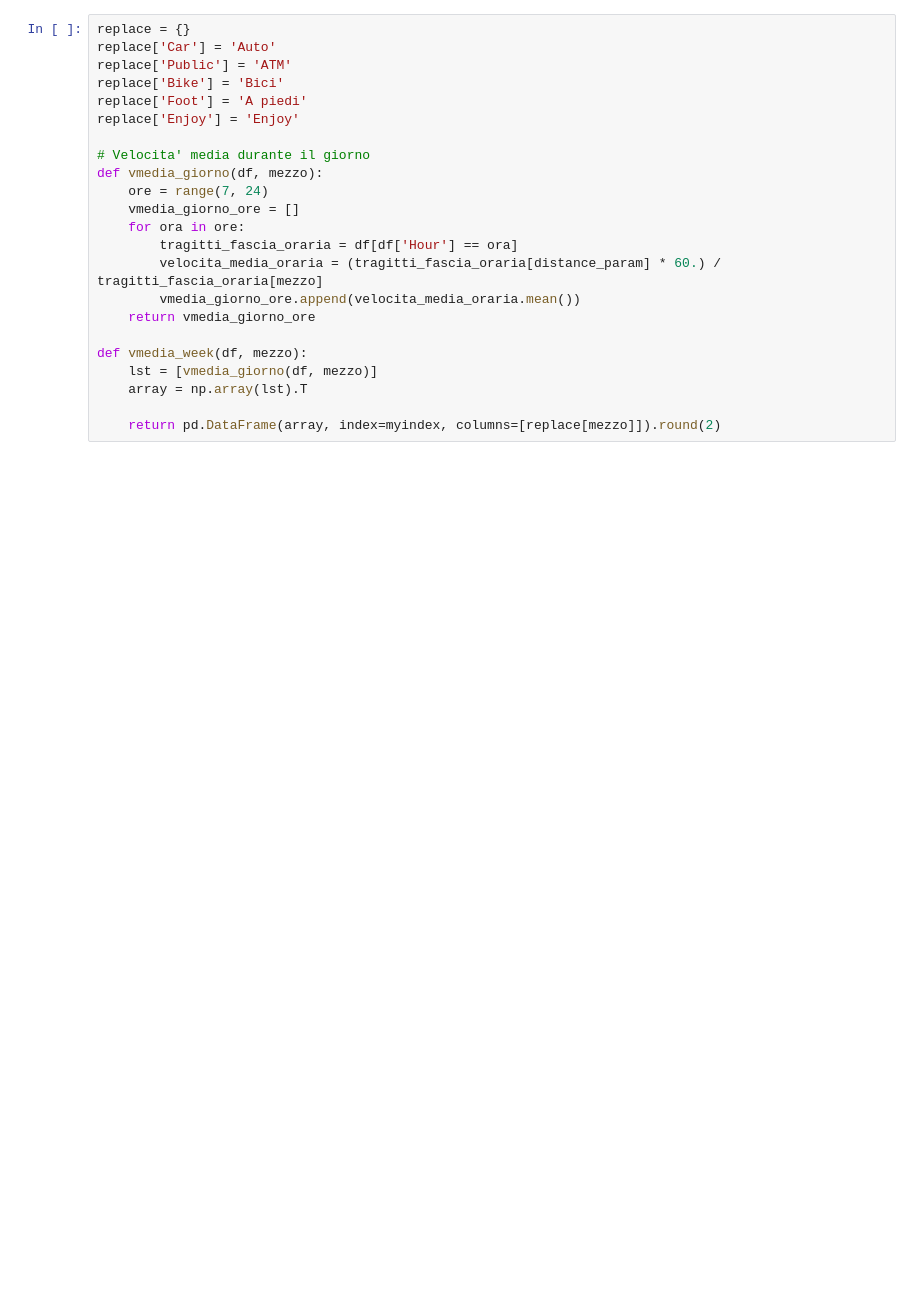
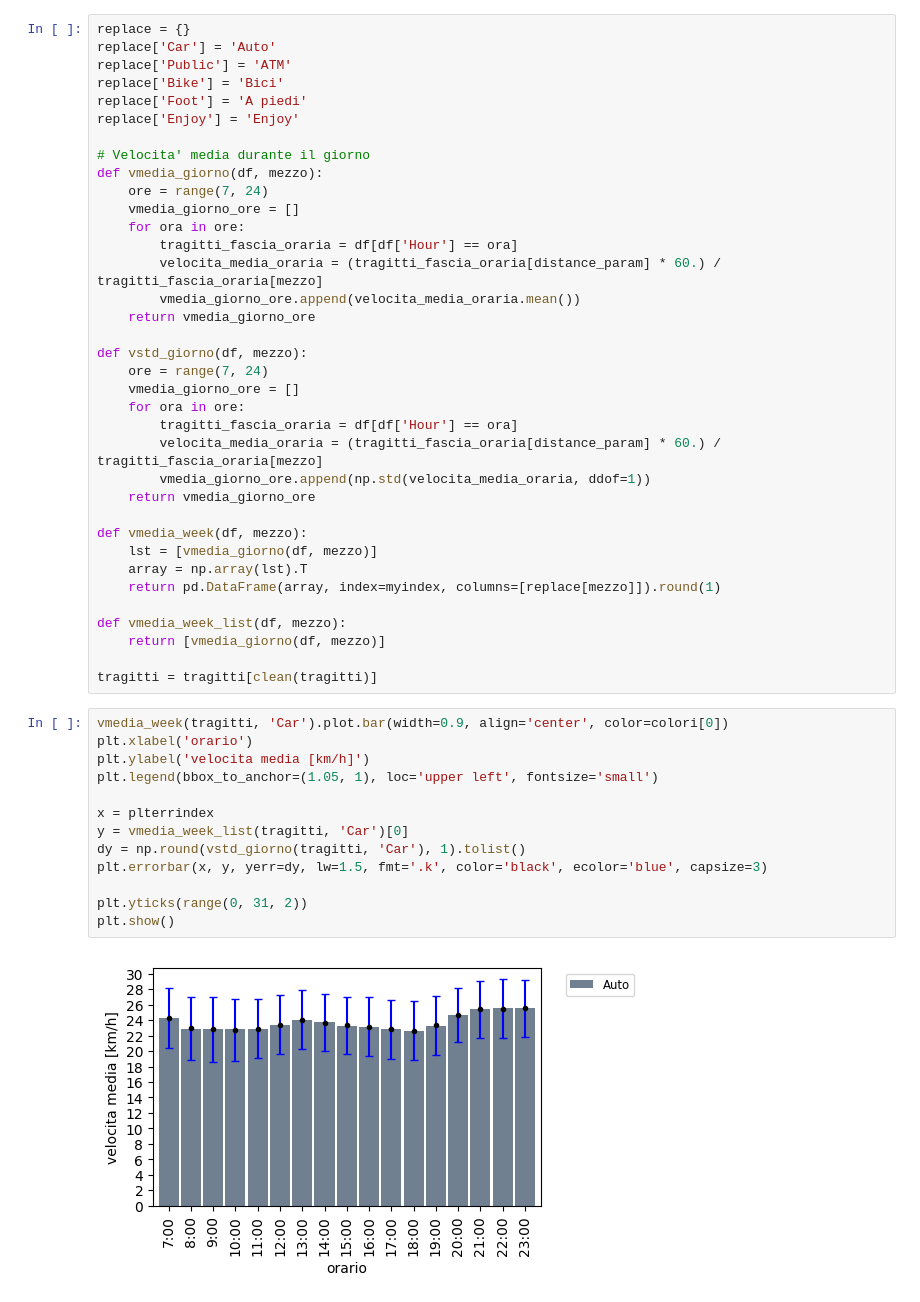
Before and after one commit to mmastrapasqua7/kowalskianalysis, a Jupyter notebook: jupyter/02.0_VariazioneVelocitaMediaMezziInFunzioneDellOrario.ipynb, the cells around one changed output. Drawn from its saved outputs; the diff is of its cells as text; blank space fills up the shorter version.

```diff
--- a/jupyter/02.0_VariazioneVelocitaMediaMezziInFunzioneDellOrario.ipynb
+++ b/jupyter/02.0_VariazioneVelocitaMediaMezziInFunzioneDellOrario.ipynb
@@ -55,8 +64,36 @@ def vmedia_giorno(df, mezzo):
         vmedia_giorno_ore.append(velocita_media_oraria.mean())
     return vmedia_giorno_ore
 
+def vstd_giorno(df, mezzo):
+    ore = range(7, 24)
+    vmedia_giorno_ore = []
+    for ora in ore:
+        tragitti_fascia_oraria = df[df['Hour'] == ora]
+        velocita_media_oraria = (tragitti_fascia_oraria[distance_param] * 60.) / tragitti_fascia_oraria[mezzo]
+        vmedia_giorno_ore.append(np.std(velocita_media_oraria, ddof=1))
+    return vmedia_giorno_ore
+
 def vmedia_week(df, mezzo):
     lst = [vmedia_giorno(df, mezzo)]
     array = np.array(lst).T
+    return pd.DataFrame(array, index=myindex, columns=[replace[mezzo]]).round(1)
 
-    return pd.DataFrame(array, index=myindex, columns=[replace[mezzo]]).round(2)
+def vmedia_week_list(df, mezzo):
+    return [vmedia_giorno(df, mezzo)]
+
+tragitti = tragitti[clean(tragitti)]
+# %%
+vmedia_week(tragitti, 'Car').plot.bar(width=0.9, align='center', color=colori[0])
+plt.xlabel('orario')
+plt.ylabel('velocita media [km/h]')
+plt.legend(bbox_to_anchor=(1.05, 1), loc='upper left', fontsize='small')
+
+x = plterrindex
+y = vmedia_week_list(tragitti, 'Car')[0]
+dy = np.round(vstd_giorno(tragitti, 'Car'), 1).tolist()
+plt.errorbar(x, y, yerr=dy, lw=1.5, fmt='.k', color='black', ecolor='blue', capsize=3)
+
+plt.yticks(range(0, 31, 2))
+plt.show()
+# %% [output]
+[figure, added]
```
Also changed, not shown: parts of 30 cells of this notebook, 8 other files.
